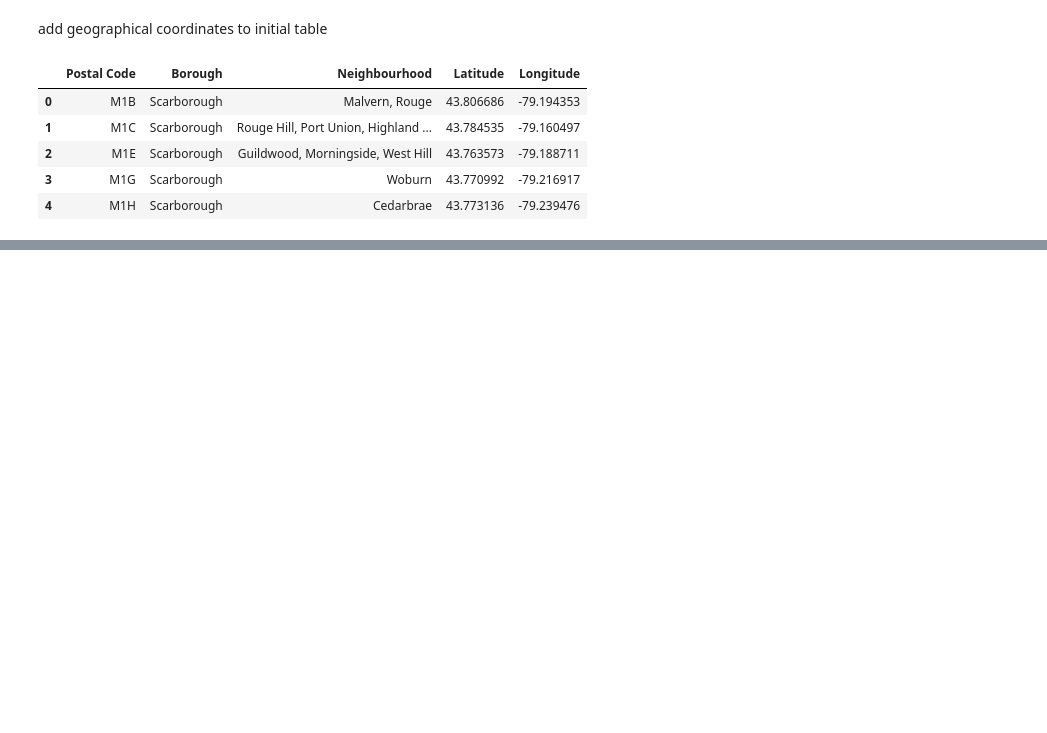
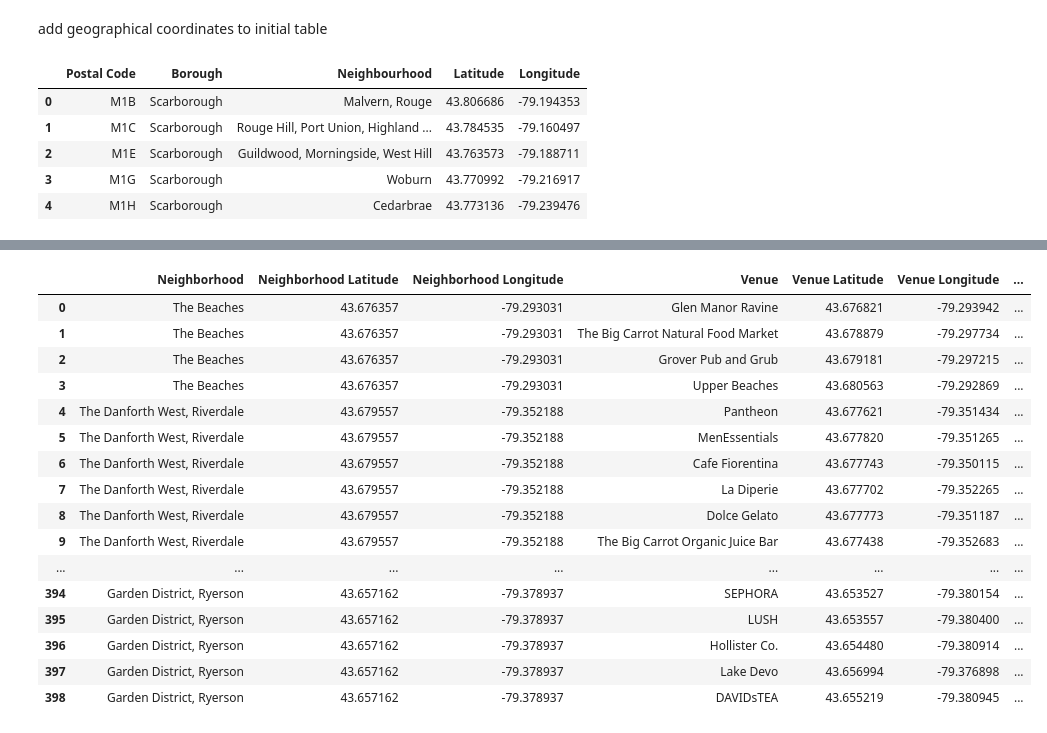
Before and after one commit to carofr123/Coursera_Capstone, a Jupyter notebook: Week3 Capstone.ipynb, the cells around one changed output, grey strips where cells are left out. Cells and saved outputs as stored; diff of their text form; code cells hidden in the pictures; blank space fills up the shorter version.

```diff
--- a/Week3 Capstone.ipynb
+++ b/Week3 Capstone.ipynb
@@ -74,0 +77,3 @@ geo_merged.head()
+# %%
+toronto_data=geo_merged[geo_merged['Borough'].str.contains("Toronto")].reset_index(drop=True)
+toronto_data.head(2000)
@@ -74,0 +226,5 @@ geo_merged.head()
+# %%
+toronto_venues = getNearbyVenues(names=toronto_data['Neighbourhood'],
+                                   latitudes=toronto_data['Latitude'],
+                                   longitudes=toronto_data['Longitude']
+                                  )
@@ -74,0 +249,20 @@ geo_merged.head()
+# %%
+toronto_venues.head(2000)
+# %% [output]
+|  | Neighborhood | Neighborhood Latitude | Neighborhood Longitude | Venue | Venue Latitude | Venue Longitude | ... |
+| 0 | The Beaches | 43.676357 | -79.293031 | Glen Manor Ravine | 43.676821 | -79.293942 | ... |
+| 1 | The Beaches | 43.676357 | -79.293031 | The Big Carrot Natural Food Market | 43.678879 | -79.297734 | ... |
+| 2 | The Beaches | 43.676357 | -79.293031 | Grover Pub and Grub | 43.679181 | -79.297215 | ... |
+| 3 | The Beaches | 43.676357 | -79.293031 | Upper Beaches | 43.680563 | -79.292869 | ... |
+| 4 | The Danforth West, Riverdale | 43.679557 | -79.352188 | Pantheon | 43.677621 | -79.351434 | ... |
+| 5 | The Danforth West, Riverdale | 43.679557 | -79.352188 | MenEssentials | 43.677820 | -79.351265 | ... |
+| 6 | The Danforth West, Riverdale | 43.679557 | -79.352188 | Cafe Fiorentina | 43.677743 | -79.350115 | ... |
+| 7 | The Danforth West, Riverdale | 43.679557 | -79.352188 | La Diperie | 43.677702 | -79.352265 | ... |
+| 8 | The Danforth West, Riverdale | 43.679557 | -79.352188 | Dolce Gelato | 43.677773 | -79.351187 | ... |
+| 9 | The Danforth West, Riverdale | 43.679557 | -79.352188 | The Big Carrot Organic Juice Bar | 43.677438 | -79.352683 | ... |
+| ... | ... | ... | ... | ... | ... | ... | ... |
+| 394 | Garden District, Ryerson | 43.657162 | -79.378937 | SEPHORA | 43.653527 | -79.380154 | ... |
+| 395 | Garden District, Ryerson | 43.657162 | -79.378937 | LUSH | 43.653557 | -79.380400 | ... |
+| 396 | Garden District, Ryerson | 43.657162 | -79.378937 | Hollister Co. | 43.654480 | -79.380914 | ... |
+| 397 | Garden District, Ryerson | 43.657162 | -79.378937 | Lake Devo | 43.656994 | -79.376898 | ... |
+| 398 | Garden District, Ryerson | 43.657162 | -79.378937 | DAVIDsTEA | 43.655219 | -79.380945 | ... |
```
Also changed, not shown: parts of 29 cells of this notebook.
